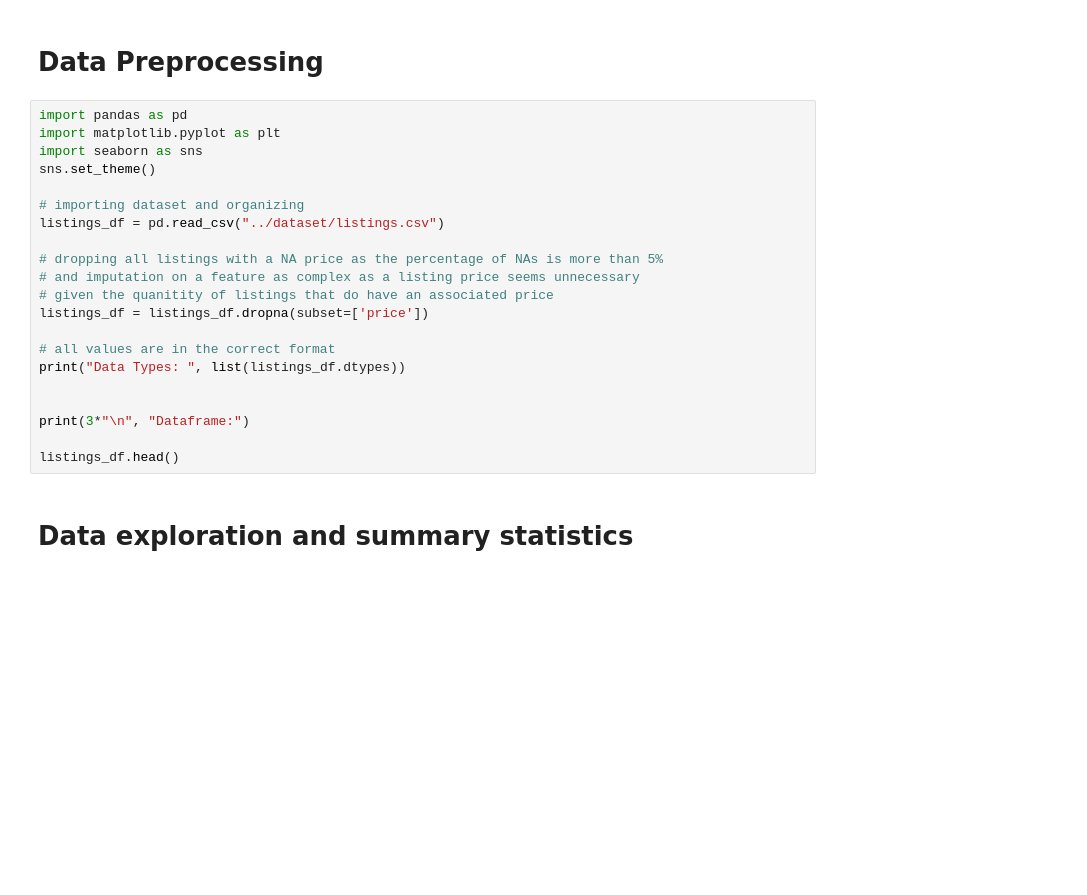
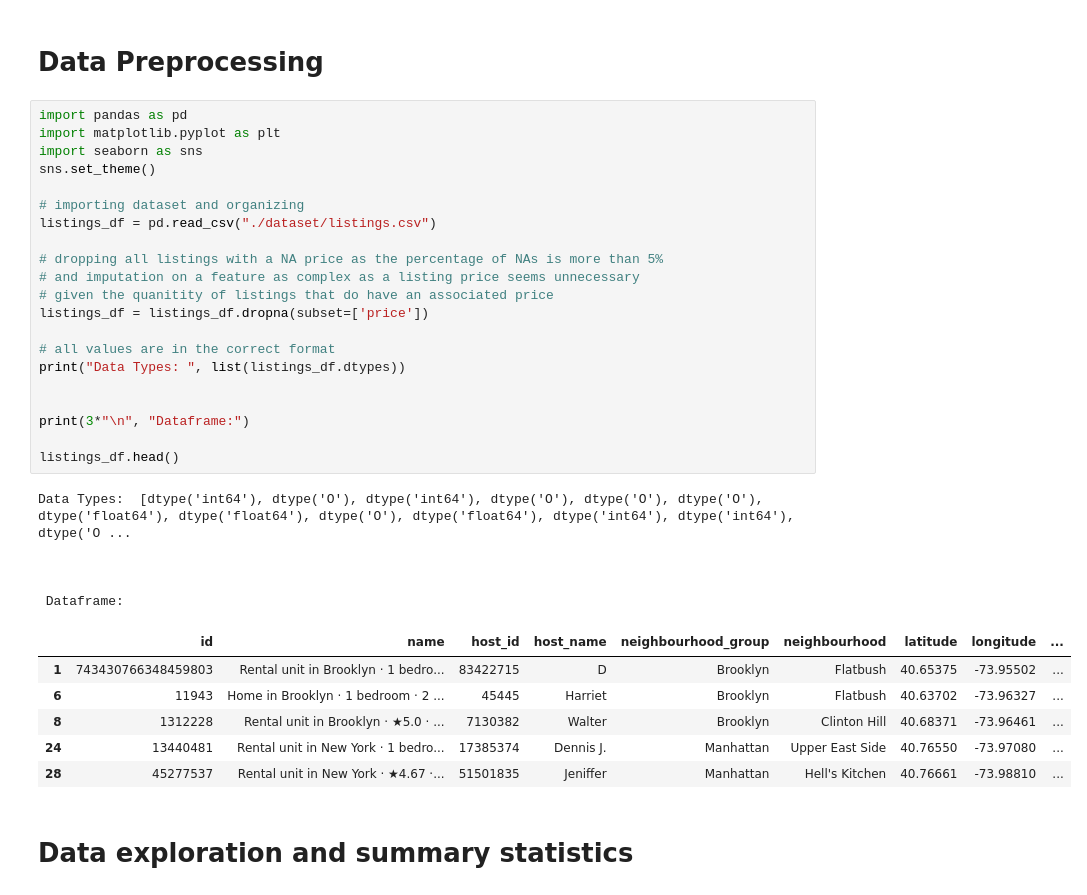
Before and after one commit to LamarTheQB/data_science_case_study, a Jupyter notebook: final_ntbk.ipynb, the cells around one changed output. Drawn from its saved outputs; the diff is of its cells as text; blank space fills up the shorter version.

```diff
--- a/final_ntbk.ipynb
+++ b/final_ntbk.ipynb
@@ -15,24 +15,36 @@ There is also a dataset with detailed reviews for each Airbnb, which can be used
 # %%
 import pandas as pd
 import matplotlib.pyplot as plt
 import seaborn as sns
 sns.set_theme()
 
 # importing dataset and organizing
-listings_df = pd.read_csv("../dataset/listings.csv")
+listings_df = pd.read_csv("./dataset/listings.csv")
 
 # dropping all listings with a NA price as the percentage of NAs is more than 5%
 # and imputation on a feature as complex as a listing price seems unnecessary
 # given the quanitity of listings that do have an associated price
 listings_df = listings_df.dropna(subset=['price'])
 
 # all values are in the correct format
 print("Data Types: ", list(listings_df.dtypes))
 
 
 print(3*"\n", "Dataframe:")
 
 listings_df.head()
+# %% [output]
+Data Types:  [dtype('int64'), dtype('O'), dtype('int64'), dtype('O'), dtype('O'), dtype('O'), dtype('float64'), dtype('float64'), dtype('O'), dtype('float64'), dtype('int64'), dtype('int64'), dtype('O ...
+
+
+
+ Dataframe:
+|  | id | name | host_id | host_name | neighbourhood_group | neighbourhood | latitude | longitude | ... |
+| 1 | 743430766348459803 | Rental unit in Brooklyn · 1 bedro... | 83422715 | D | Brooklyn | Flatbush | 40.65375 | -73.95502 | ... |
+| 6 | 11943 | Home in Brooklyn · 1 bedroom · 2 ... | 45445 | Harriet | Brooklyn | Flatbush | 40.63702 | -73.96327 | ... |
+| 8 | 1312228 | Rental unit in Brooklyn · ★5.0 · ... | 7130382 | Walter | Brooklyn | Clinton Hill | 40.68371 | -73.96461 | ... |
+| 24 | 13440481 | Rental unit in New York · 1 bedro... | 17385374 | Dennis J. | Manhattan | Upper East Side | 40.76550 | -73.97080 | ... |
+| 28 | 45277537 | Rental unit in New York · ★4.67 ·... | 51501835 | Jeniffer | Manhattan | Hell's Kitchen | 40.76661 | -73.98810 | ... |
 # %% [markdown]
 # **Data exploration and summary statistics**
 # %% [markdown]
```
Also changed, not shown: parts of 5 cells of this notebook.
